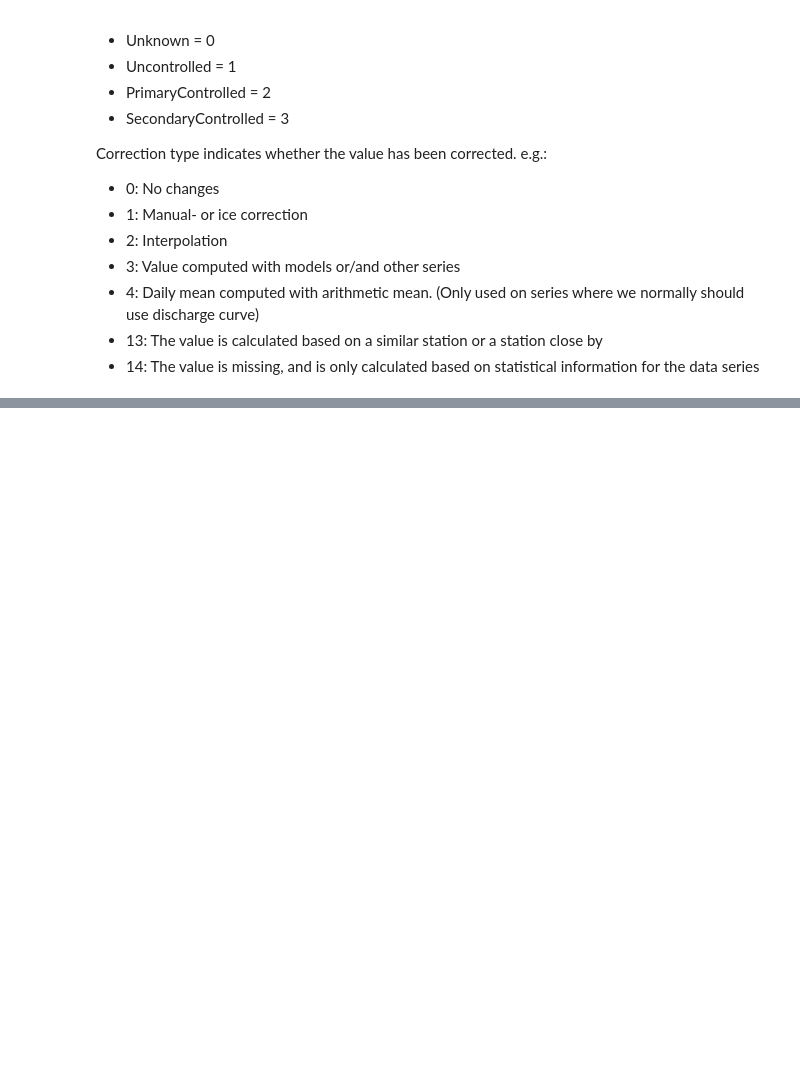
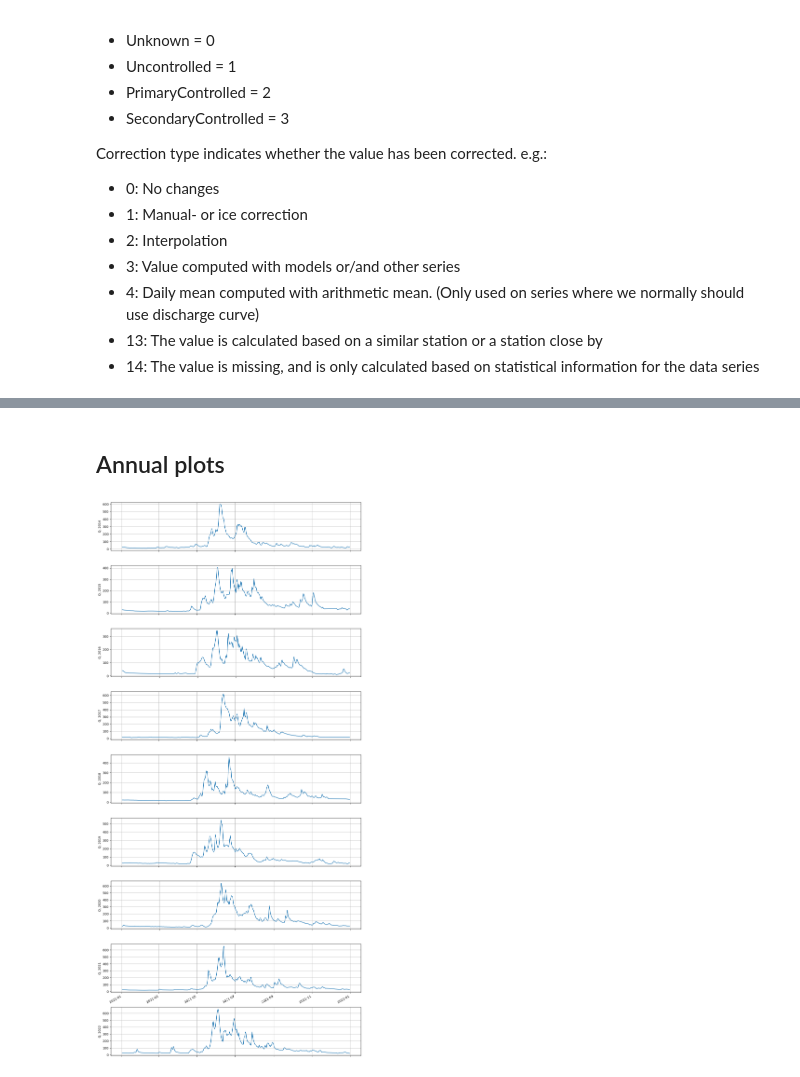
Before and after one commit to NIVANorge/maalselva, a Jupyter notebook: code/get_NVE_data.ipynb, the cells around one changed output, grey strips where cells are left out. Drawn from its saved outputs; the diff is of its cells as text; code cells hidden in the pictures; blank space fills up the shorter version.

Commit message:
Update Målselva NVE data for 2022

```diff
--- a/code/get_NVE_data.ipynb
+++ b/code/get_NVE_data.ipynb
@@ -23,9 +39,15 @@ resolution_dict = {'daily': 1440,
 
 # Start and end dates for download
 st_dt = "1900-01-01"
-end_dt = "2022-01-01"
+end_dt = "2023-09-30"
+
+# Scale by catchment areas? If so, provide areas (km2)
+area_scale = 1  # 0 or 1
+area_raw = 3039.0
+area_target = 5586.0
 
 # Where to save data
-download_date = '2022-10'  # (for file naming): current month and year
-# out_fpath = '../data/discharge/Q_målselvfossen_alldata_%s-resolution_downloaded-%s.csv' % (resolution, download_date)
-out_fpath = '../data/discharge/Q_Storelva_alldata_%s-resolution_downloaded-%s.csv' % (resolution, download_date)
+download_date = '2023-10'  # (for file naming): current month and year
+out_fpath = '../data/discharge/Q_målselvfossen_alldata_%s-resolution_downloaded-%s.csv' % (resolution, download_date)
+out_fpath_scaled = '../data/discharge/Q_målselva_alldata_%s-resolution_area-scaled_downloaded-%s.csv' % (resolution, download_date)
+# out_fpath = '../data/discharge/Q_Storelva_alldata_%s-resolution_downloaded-%s.csv' % (resolution, download_date)
@@ -72,17 +99,23 @@ plt.suptitle('%s, %s' % (station_name, stn_id))
+# %% [markdown]
+## Annual plots
 # %%
-yr_list = list(range(2014, 2022))
+st_yr_plot = 2014
+end_yr_plot = 2022
+yr_list = list(range(st_yr_plot, end_yr_plot+1))
 
 fig = plt.figure(figsize=(12, 25))
 for i, year in enumerate(yr_list):
     ax = fig.add_subplot(len(yr_list), 1, i+1)
     df['value'].loc['%s-01-01' % year: '%s-12-31' % year].plot(ax=ax)
     plt.grid(True)
     plt.xlabel('')
-    if year != 2021:
+    if year != end_yr_plot - 1:
         frame1 = plt.gca()
         frame1.axes.xaxis.set_ticklabels([])
     plt.ylabel("Q, %s" % year)
 
 plt.tight_layout()
-# plt.savefig(r'../../data/NVE/raw_data_plots/yr_by_yr/%s-%s_yr-by-yr.png' % (station_name, stn_id))
+plt.savefig(r'../data/discharge/raw_data_plots/%s-%s_yr-by-yr.png' % (station_name, stn_id))
 # plt.close()
+# %% [output]
+[figure, added]
```
Also changed, not shown: parts of 9 cells of this notebook, 4 other files.
